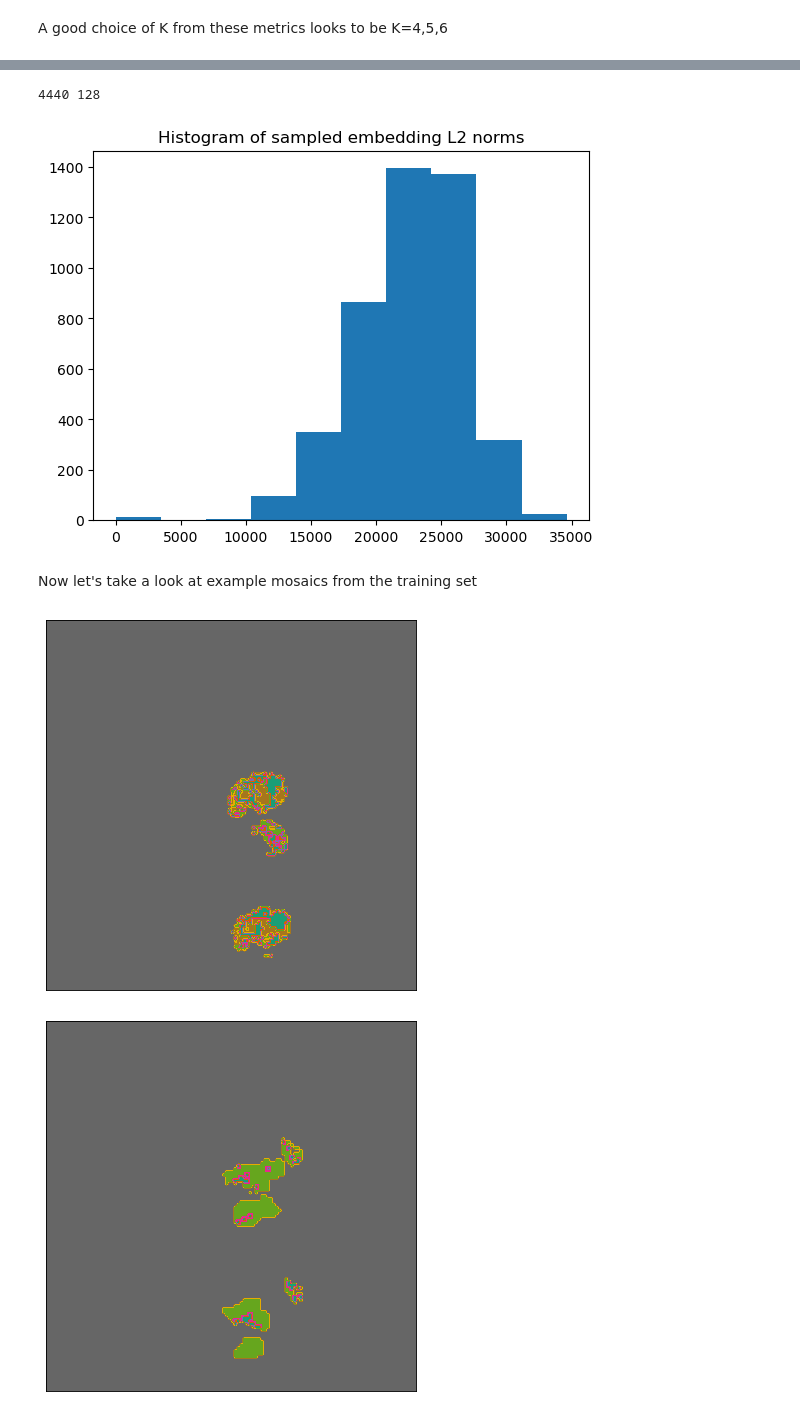
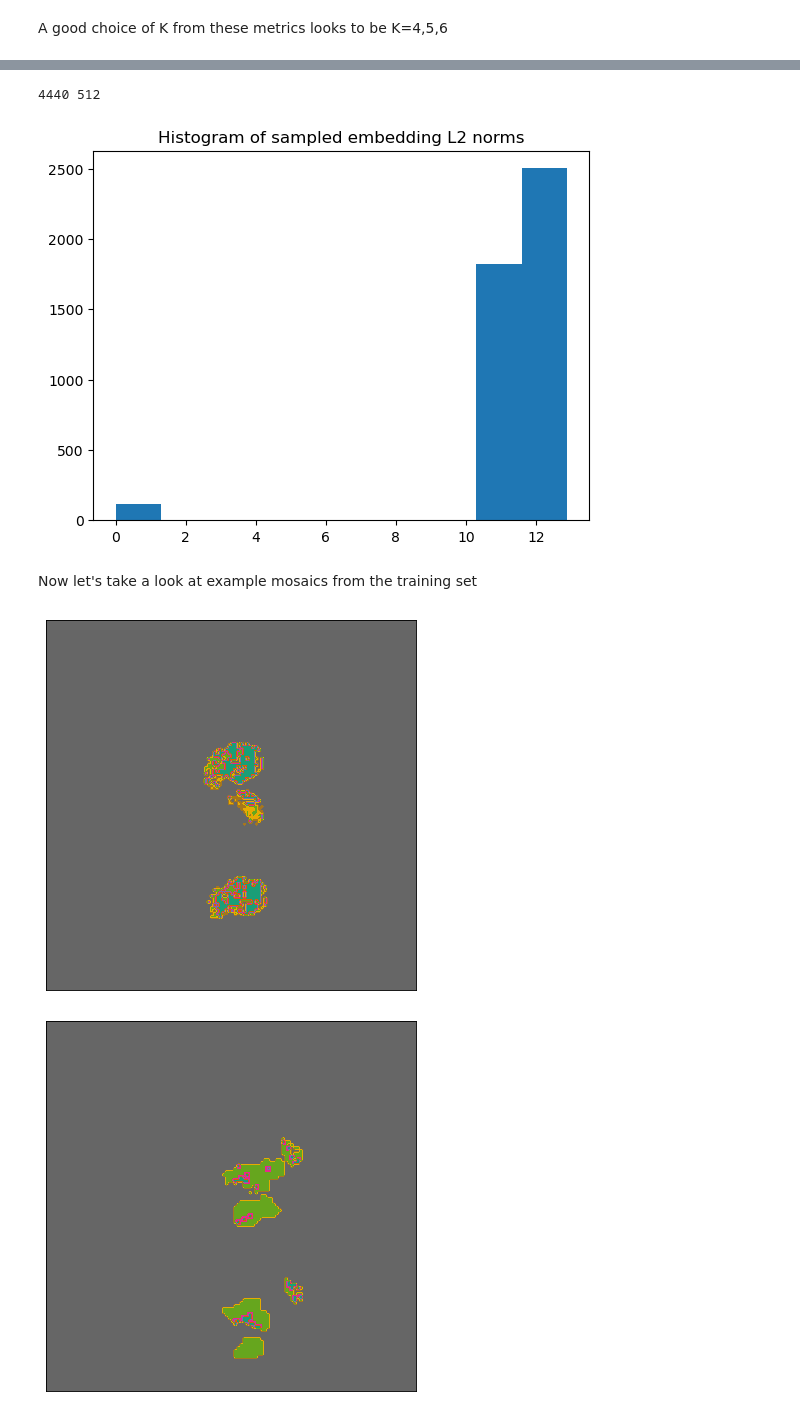
Before and after one commit to gmachiraju/lofi, a Jupyter notebook: src/LoFI-Cam-Experiments.ipynb, the cells around one changed output, grey strips where cells are left out. Saved outputs shown, nothing was run; the diff lists cells and outputs as text; code cells hidden in the pictures.

Commit message:
plip experiments

```diff
--- a/src/LoFI-Cam-Experiments.ipynb
+++ b/src/LoFI-Cam-Experiments.ipynb
@@ -259,17 +282,19 @@ collapsing from dim 128 --> 2
 # %%
 from embed_patches import get_magnitudes
-embed_dict_path = "/home/lofi/lofi/src/outputs/train_sampled_inference_z_embeds.obj"
+# embed_dict_path = "/home/lofi/lofi/src/outputs/train_sampled_inference_z_embeds.obj"
+embed_dict_path = "/home/lofi/lofi/src/outputs/train_plip_sampled_inference_z_embeds.obj"
 get_magnitudes(embed_dict_path)
 # %% [output]
-4440 128
+4440 512
-[figure, old version]
+[figure, new version]
 # %% [markdown]
 Now let's take a look at example mosaics from the training set
 # %%
-Z_path = "/home/data/tinycam/train/Zs/Z-tumor_045.npy"
+# Z_path = "/home/data/tinycam/train/Zs/Z-tumor_045.npy"
+Z_path = "/home/data/tinycam/train/Zs_plip/Z-tumor_045.npy"
 visualize_Z(Z_path, kmeans_model)
 # %% [output]
-[figure, old version]
+[figure, new version]
 # %%
 Z_path = "/home/data/tinycam/train/Zs/Z-normal_045.npy"
 visualize_Z(Z_path, kmeans_model)
```
Also changed, not shown: parts of 13 cells of this notebook, 13 other files.
